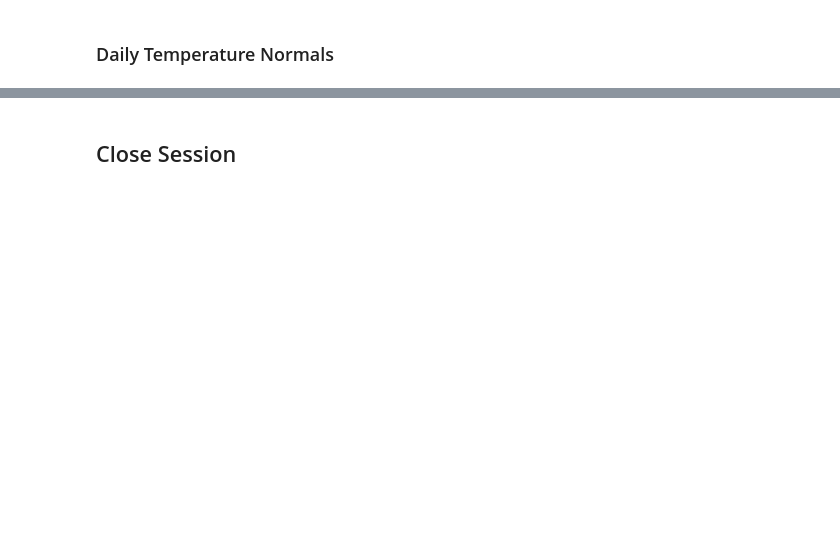
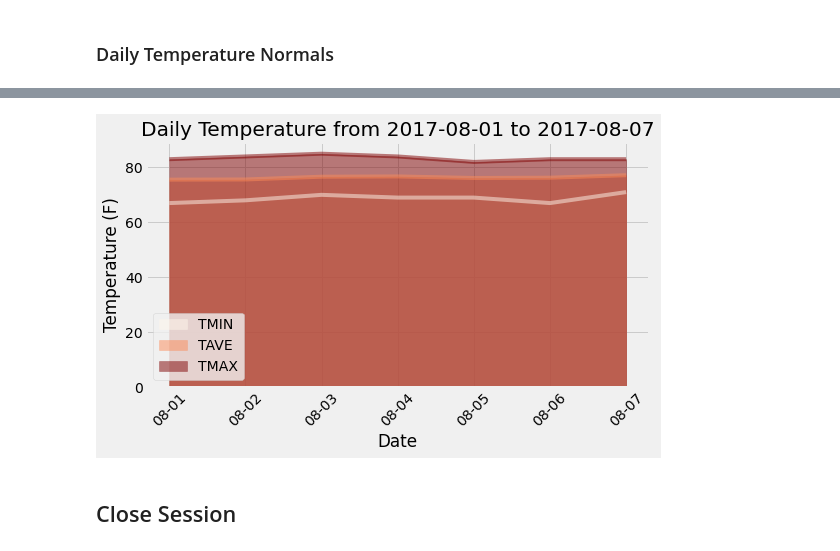
Before and after one commit to Rlizaran/sqlalchhemy-challenge, a Jupyter notebook: Bonus/temp_analysis_bonus_2_starter.ipynb, the cells around one changed output, grey strips where cells are left out. Cells and saved outputs as stored; diff of their text form; code cells hidden in the pictures; blank space fills up the shorter version.

```diff
--- a/Bonus/temp_analysis_bonus_2_starter.ipynb
+++ b/Bonus/temp_analysis_bonus_2_starter.ipynb
@@ -133,18 +176,27 @@ daily_normals("01-01")
 # %%
 # calculate the daily normals for your trip
 # push each tuple of calculations into a list called `normals`
-
+normals = []
+travel_dates = []
 # Set the start and end date of the trip
 start_date = '2017-08-01'
 end_date = '2017-08-07'
 
 # Use the start and end date to create a range of dates
 
-
 # Strip off the year and save a list of strings in the format %m-%d
-
+start_date_obj = dt.datetime.strptime(start_date, '%Y-%m-%d')
+end_date_obj = dt.datetime.strptime(end_date, '%Y-%m-%d')
 
 # Use the `daily_normals` function to calculate the normals for each date string
-# and append the results to a list called `normals`.
+# and append the results to a list called `normals`.\
+while (start_date_obj <= end_date_obj):
+    travel_dates.append(dt.datetime.strftime(start_date_obj, '%m-%d'))
+    normals.append(list(np.ravel(daily_normals(dt.datetime.strftime(start_date_obj, '%m-%d')))))
+    start_date_obj = start_date_obj + dt.timedelta(days=1)
 # %%
 # Load the previous query results into a Pandas DataFrame and add the `trip_dates` range as the `date` index
+week_travel_tem = pd.DataFrame(normals, columns=['TMIN','TAVE','TMAX'])
+week_travel_tem['Date'] = travel_dates
+week_travel_tem = week_travel_tem.set_index('Date')
+week_travel_tem
@@ -153,2 +213,11 @@ end_date = '2017-08-07'
+# %%
+# Plot the daily normals as an area plot with `stacked=False`
+week_travel_tem.plot.area(stacked = False, ylabel='Temperature (F)',xlabel='Date', title=f"Daily Temperature from {start_date} to {end_date}", figsize=(8,5), rot = 45, colormap = 'OrRd')
+plt.tight_layout()
+plt.savefig(f'../Images/Daily_Temperature_from_{start_date}_to_{end_date}')
+
+plt.show()
+# %% [output]
+[figure, added]
 # %% [markdown]
 ## Close Session
```
Also changed, not shown: parts of 9 cells of this notebook, 2 other files.
